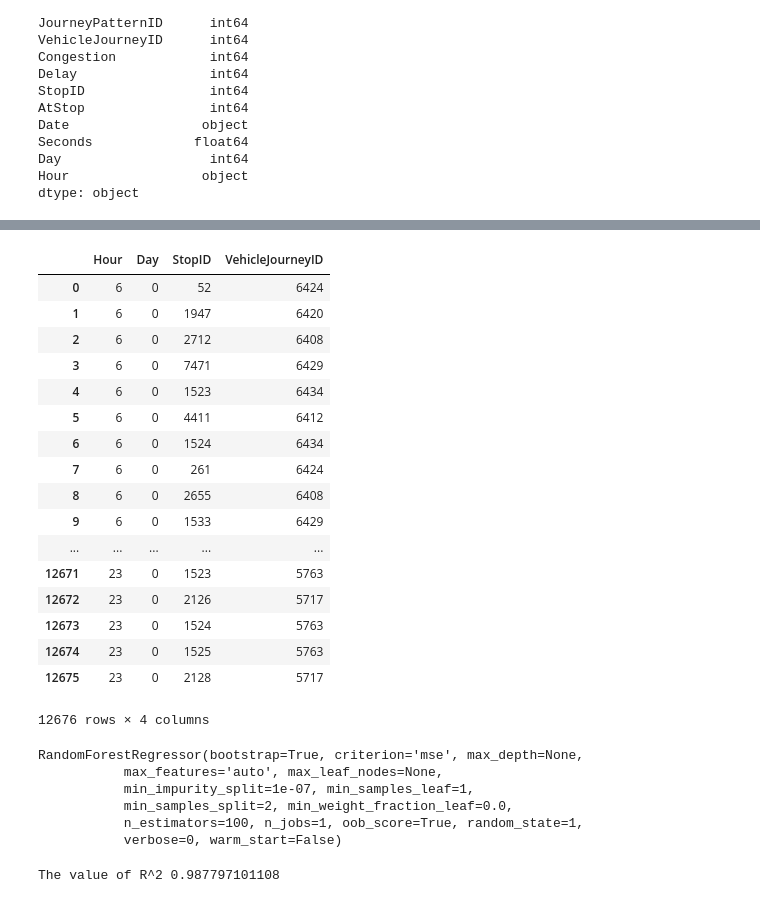
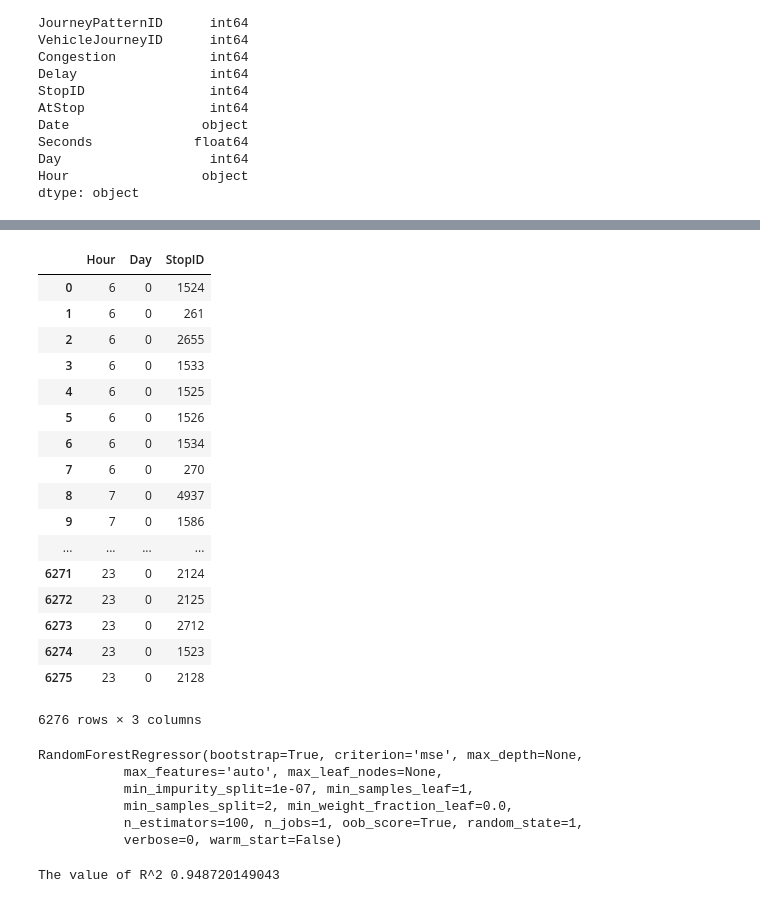
Before and after one commit to Apig92/TheTouringMachines, a Jupyter notebook: JupyterNotebooks/RandomForestRegressor.ipynb, the cells around one changed output, grey strips where cells are left out. Saved outputs shown, nothing was run; the diff lists cells and outputs as text; code cells hidden in the pictures.

```diff
--- a/JupyterNotebooks/RandomForestRegressor.ipynb
+++ b/JupyterNotebooks/RandomForestRegressor.ipynb
@@ -15,5 +15,5 @@ import matplotlib.pyplot as plt
 import pickle
 import joblib
 # %%
-df = pd.read_csv("Mondayroute40.csv", low_memory=False)
+df = pd.read_csv("VehicleJID_reused00400001.csv", low_memory=False)
 # %%
@@ -77,6 +132,11 @@ df['Date'] = pd.to_datetime(df['Timestamp'], unit='us')
 # %%
 for iter in range (len(df)):
     df.iloc[iter,12]=df.iloc[iter, 9].hour
+# %%
+df['Hour'] = df['Hour'].astype('category')
+df['Day'] = df['Day'].astype('category')
+df['LineID'] = df['LineID'].astype('category')
+df['JourneyPatternID'] = df['JourneyPatternID'].astype('category')
 # %%
 df.head(100)
 # %% [output]
@@ -100,30 +160,30 @@ df.head(100)
 100 rows × 13 columns
 # %%
-features = ['Hour' , 'Day', 'StopID','VehicleJourneyID']
+features = ['Hour', 'Day', 'StopID']
 
 X = pd.concat([df[features]], axis=1)
 y = df.Seconds
 
 X
 # %% [output]
-|  | Hour | Day | StopID | VehicleJourneyID |
-| 0 | 6 | 0 | 52 | 6424 |
-| 1 | 6 | 0 | 1947 | 6420 |
-| 2 | 6 | 0 | 2712 | 6408 |
-| 3 | 6 | 0 | 7471 | 6429 |
-| 4 | 6 | 0 | 1523 | 6434 |
-| 5 | 6 | 0 | 4411 | 6412 |
-| 6 | 6 | 0 | 1524 | 6434 |
-| 7 | 6 | 0 | 261 | 6424 |
-| 8 | 6 | 0 | 2655 | 6408 |
-| 9 | 6 | 0 | 1533 | 6429 |
-| ... | ... | ... | ... | ... |
-| 12671 | 23 | 0 | 1523 | 5763 |
-| 12672 | 23 | 0 | 2126 | 5717 |
-| 12673 | 23 | 0 | 1524 | 5763 |
-| 12674 | 23 | 0 | 1525 | 5763 |
-| 12675 | 23 | 0 | 2128 | 5717 |
+|  | Hour | Day | StopID |
+| 0 | 6 | 0 | 1524 |
+| 1 | 6 | 0 | 261 |
+| 2 | 6 | 0 | 2655 |
+| 3 | 6 | 0 | 1533 |
+| 4 | 6 | 0 | 1525 |
+| 5 | 6 | 0 | 1526 |
+| 6 | 6 | 0 | 1534 |
+| 7 | 6 | 0 | 270 |
+| 8 | 7 | 0 | 4937 |
+| 9 | 7 | 0 | 1586 |
+| ... | ... | ... | ... |
+| 6271 | 23 | 0 | 2124 |
+| 6272 | 23 | 0 | 2125 |
+| 6273 | 23 | 0 | 2712 |
+| 6274 | 23 | 0 | 1523 |
+| 6275 | 23 | 0 | 2128 |
-12676 rows × 4 columns
+6276 rows × 3 columns
 # %%
 rfc = RandomForestRegressor(n_estimators=100, max_features='auto', oob_score=True, random_state=1)
 # %%
@@ -140,7 +200,7 @@ rfc_predictions = rfc.predict(X)
 # %%
 print("The value of R^2", metrics.r2_score(y, rfc_predictions))
 # %% [output]
-The value of R^2 0.987797101108
+The value of R^2 0.948720149043
 # %%
 true_v_pred = pd.DataFrame({'Actual Value': y, 'Predicted Value': rfc_predictions})
 true_v_pred
```
Also changed, not shown: parts of 28 cells of this notebook, 1 other file.
